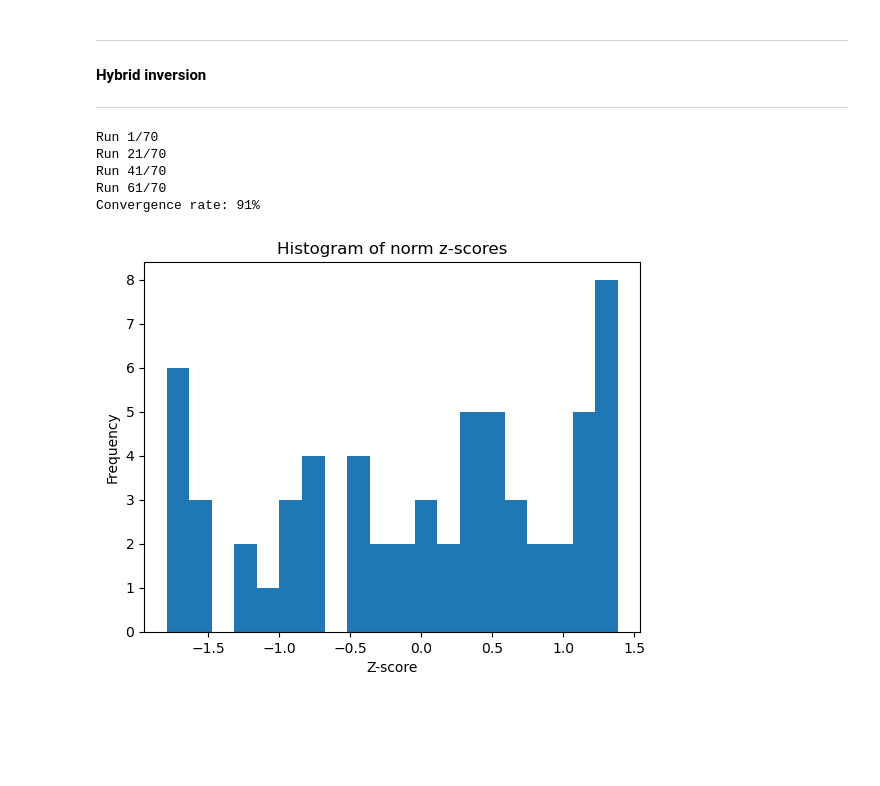
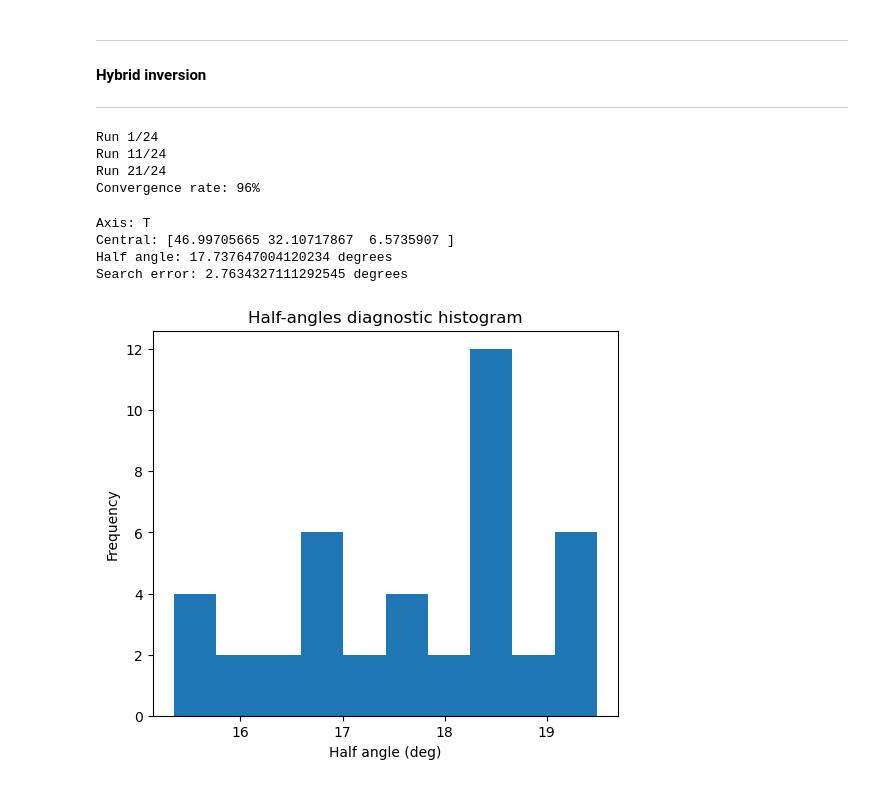
Before and after one commit to victoragaba/SURG-Mars, a Jupyter notebook: src/testing.ipynb, the cells around one changed output. Drawn from its saved outputs; the diff is of its cells as text; code cells hidden in the pictures; blank space fills up the shorter version.

Commit message:
Parameterization algorithm complete

```diff
--- a/src/testing.ipynb
+++ b/src/testing.ipynb
@@ -55,17 +56,14 @@ arrivals = model.get_travel_times(source_depth_in_km=hdepth,
                         distance_in_degree=epdist, phase_list=['P', 'S'])
 takeoff_angles = [a.takeoff_angle for a in arrivals]
 velocities = np.array([5.8000, 3.4600])
+
+# initialize model
 inv_model = sm.SeismicModel(np.deg2rad(azimuth), takeoff_angles, velocities)
 best_fit = inv_model(np.deg2rad(true_params), set_Ao=True)
 Ao = inv_model.get_Ao()
 
 # tune hyperparameters
 config = opt.get_config()
-config['alpha'] = 5e-2
-config['c_decrease'] = 1e-4
-config['k_max'] = 3000
-config['tolerance'] = 1e-5
-config['print_every'] = 0
 
 # # initialize random hybrid search
 # num_runs = 100
@@ -81,39 +79,33 @@ convergence_count = 0
 best_params = []
 best_misfits = []
 inv_model.reset()
-print_every = 20
+print_every = 10
 
 for index, start in enumerate(starts):
     if print_every > 0 and index % print_every == 0:
         print(f'Run {index+1}/{num_runs}')
-    params, misfit, converged = opt.minimize(inv_model, config, start)
-    if converged:
-        convergence_count += 1
-        best_params.append(params)
-        best_misfits.append(misfit)
+    opt.minimize(inv_model, config, start)
 
-print(f'Convergence rate: {100*convergence_count/num_runs:.0f}%')
+print(f'Convergence rate: {inv_model.get_convergence_rate():.0f}%')
 # %% [output]
-Run 1/70
-Run 21/70
-Run 41/70
-Run 61/70
-Convergence rate: 91%
+Run 1/24
+Run 11/24
+Run 21/24
+Convergence rate: 96%
-# %%
-# insert code to filter out outliers
-inv_model.filter_outliers()
-
-# inv_model.get_optimal_amplitudes()
-norms = [np.linalg.norm(p) for p in inv_model.get_optimal_amplitudes()]
-av_norm, st_dev = np.mean(norms), np.std(norms)
-z_scores = [(norm - av_norm) / st_dev for norm in norms]
-
-# histogram of z-scores
-plt.hist(z_scores, bins=20)
-plt.xlabel('Z-score')
-plt.ylabel('Frequency')
-plt.title('Histogram of norm z-scores')
-plt.show()
-# %% [output]
-[figure, removed]
+# %%
+inv_model.filter_outliers()
+central, half_angle, error, name = inv_model.optimal_parameterization()
+
+print(f'Axis: {name}')
+print(f'Central: {np.rad2deg(central)}')
+print(f'Half angle: {np.rad2deg(half_angle)} degrees')
+print(f'Search error: {np.rad2deg(error)} degrees')
+
+inv_model.plot_half_angles(bins=10)
+# %% [output]
+Axis: T
+Central: [46.99705665 32.10717867  6.5735907 ]
+Half angle: 17.737647004120234 degrees
+Search error: 2.7634327111292545 degrees
+[figure, added]
 # %%
```
Also changed, not shown: parts of 12 cells of this notebook, 4 other files.
